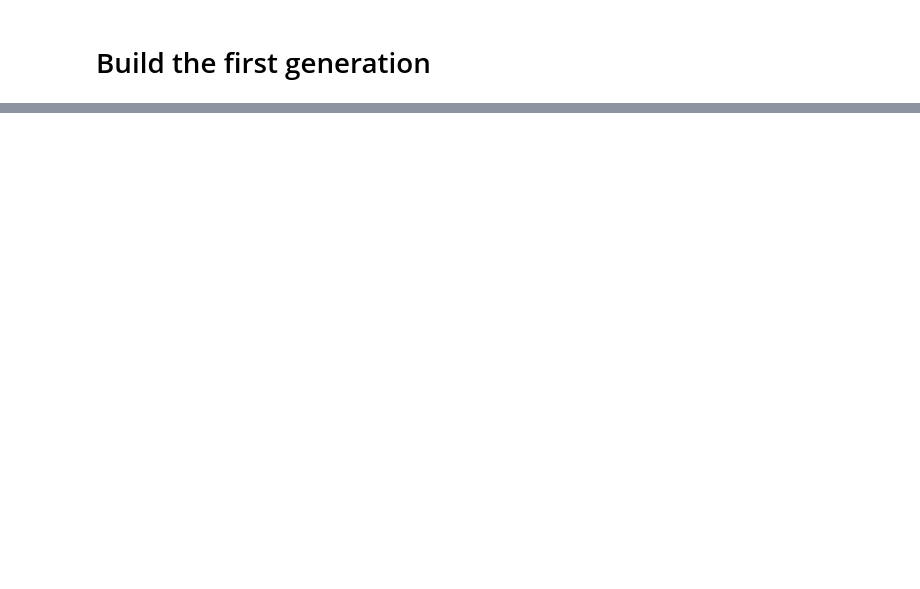
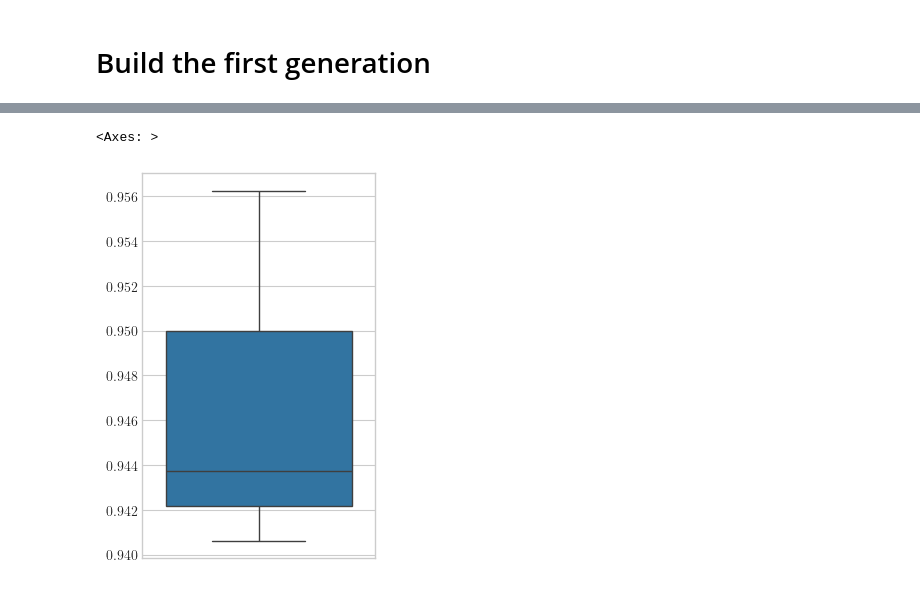
Before and after one commit to topsy-13/NAS_pretesting, a Jupyter notebook: Epoch-Based Evolution (EBE)/EBE_testing.ipynb, the cells around one changed output, grey strips where cells are left out. Saved outputs shown, nothing was run; the diff lists cells and outputs as text; code cells hidden in the pictures; blank space fills up the shorter version.

```diff
--- a/Epoch-Based Evolution (EBE)/EBE_testing.ipynb
+++ b/Epoch-Based Evolution (EBE)/EBE_testing.ipynb
@@ -242,0 +145,33 @@ NN Final Accuracy 0.8177083333333333
+# %%
+number_of_epochs = 15
+percentile_drop = 25
+start_time = time.time()
+N_INDIVIDUALS = 5000
+
+# Data storage for scatter plot
+epoch_list = []
+val_acc_list = []
+val_loss_list = []
+
+# Dictionary to count models per epoch
+model_counts = {}
+start_time = time.time()
+generation = Generation(search_space, N_INDIVIDUALS)
+
+for n_epoch in range(number_of_epochs + 1):
+    print('\n-Epoch:', n_epoch)
+    final_gen = run_generation(generation, train_loader, val_loader, percentile_drop=percentile_drop)
+
+    num_models = len(final_gen.generation)
+    model_counts[n_epoch] = num_models  # Store model count per epoch
+
+    # Store all models' results
+    for model_id in final_gen.generation:
+        val_acc_list.append(final_gen.generation[model_id]['val_acc'])
+        val_loss_list.append(final_gen.generation[model_id]['val_loss'])
+        epoch_list.append(n_epoch)
+
+    print(f"Survivor models: {num_models}")
+    percentile_drop = 25 + n_epoch * 2  # Increase the percentile drop each epoch
+final_time = time.time() - start_time
+print('Final_time:', final_time)
@@ -242,0 +213,2 @@ NN Final Accuracy 0.8177083333333333
+# %%
+final_gen.train_generation(train_loader, num_epochs=50)
@@ -242,0 +225,6 @@ NN Final Accuracy 0.8177083333333333
+# %%
+plt.figure(figsize=(3,5))
+sns.boxplot(val_accuracies)
+# %% [output]
+<Axes: >
+[figure, added]
```
Also changed, not shown: parts of 40 cells of this notebook, 3 other files.
